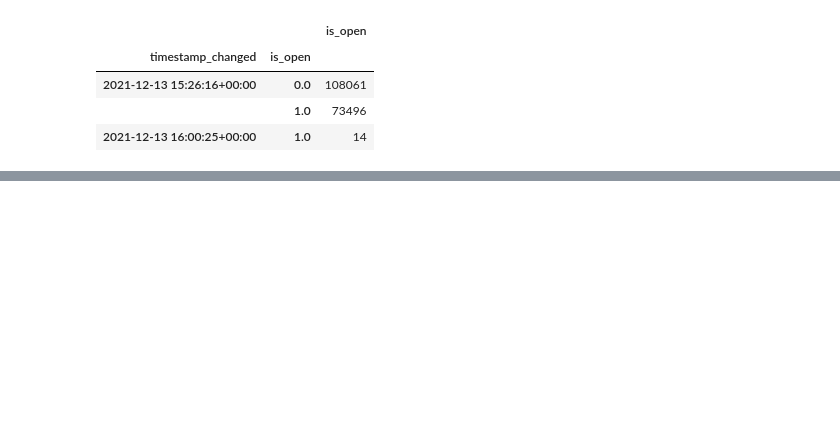
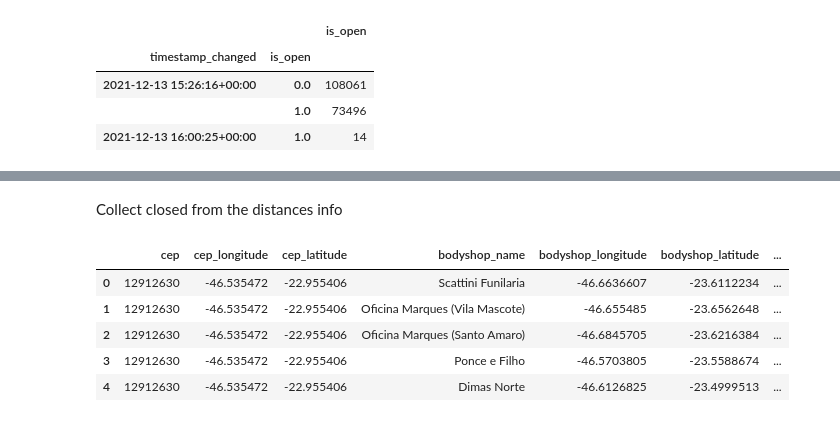
Before and after one commit to AlbertoSCF/location_data_analysis, a Jupyter notebook: 1-cep_codes_table_ETL.ipynb, the cells around one changed output, grey strips where cells are left out. Drawn from its saved outputs; the diff is of its cells as text; code cells hidden in the pictures; blank space fills up the shorter version.

```diff
--- a/1-cep_codes_table_ETL.ipynb
+++ b/1-cep_codes_table_ETL.ipynb
@@ -368,0 +367,13 @@ pd.DataFrame(data.groupby('timestamp_changed').is_open.value_counts())
+# %% [markdown]
+Collect closed from the distances info
+# %%
+cur.execute("SELECT * FROM dbt_albertoscf.cep_codes_all_distances WHERE cep IN ('"+"', '".join(closed_cep_sample)+"')")
+detail = pd.DataFrame(cur.fetchall(), columns=[desc[0] for desc in cur.description])
+detail.head()
+# %% [output]
+|  | cep | cep_longitude | cep_latitude | bodyshop_name | bodyshop_longitude | bodyshop_latitude | ... |
+| 0 | 12912630 | -46.535472 | -22.955406 | Scattini Funilaria | -46.6636607 | -23.6112234 | ... |
+| 1 | 12912630 | -46.535472 | -22.955406 | Oficina Marques (Vila Mascote) | -46.655485 | -23.6562648 | ... |
+| 2 | 12912630 | -46.535472 | -22.955406 | Oficina Marques (Santo Amaro) | -46.6845705 | -23.6216384 | ... |
+| 3 | 12912630 | -46.535472 | -22.955406 | Ponce e Filho | -46.5703805 | -23.5588674 | ... |
+| 4 | 12912630 | -46.535472 | -22.955406 | Dimas Norte | -46.6126825 | -23.4999513 | ... |
```
Also changed, not shown: parts of 22 cells of this notebook, 2 other files.
